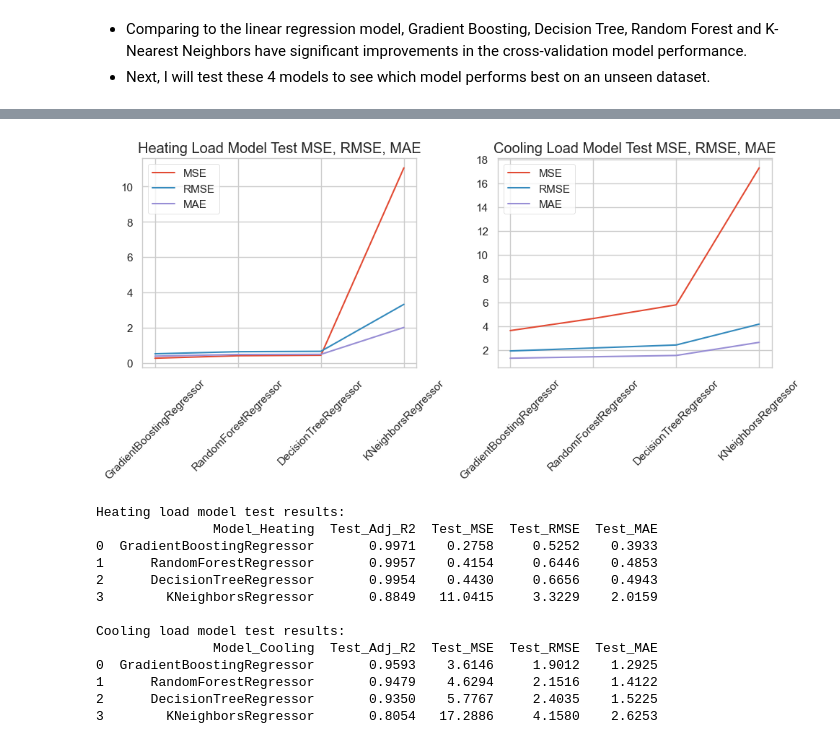
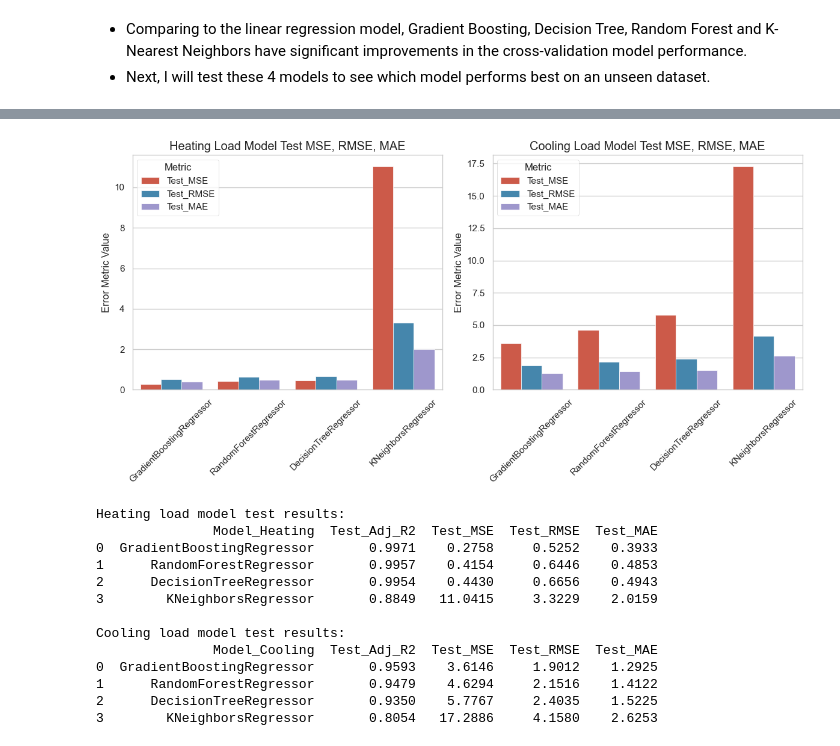
Before and after one commit to he-jiaxin/energyEfficiencyPrediction, a Jupyter notebook: EnergyEfficiencyPrediction/building_energy_efficiency_prediction_modified.ipynb, the cells around one changed output, grey strips where cells are left out. Saved outputs shown, nothing was run; the diff lists cells and outputs as text; code cells hidden in the pictures.

```diff
--- a/EnergyEfficiencyPrediction/building_energy_efficiency_prediction_modified.ipynb
+++ b/EnergyEfficiencyPrediction/building_energy_efficiency_prediction_modified.ipynb
@@ -585,27 +659,53 @@ plt.show()
 # %%
-# plot the results of test data
-fig, ax = plt.subplots(1, 2, figsize=(10, 5))
+# # plot the results of test data
+# fig, ax = plt.subplots(1, 2, figsize=(10, 5))
 
-sns.lineplot(data=df_heating_test, x='Model_Heating', y='Test_MSE', label='MSE', ax=ax[0])
-sns.lineplot(data=df_heating_test, x='Model_Heating', y='Test_RMSE', label='RMSE', ax=ax[0])
-sns.lineplot(data=df_heating_test, x='Model_Heating', y='Test_MAE', label='MAE', ax=ax[0])
+# sns.lineplot(data=df_heating_test, x='Model_Heating', y='Test_MSE', label='MSE', ax=ax[0])
+# sns.lineplot(data=df_heating_test, x='Model_Heating', y='Test_RMSE', label='RMSE', ax=ax[0])
+# sns.lineplot(data=df_heating_test, x='Model_Heating', y='Test_MAE', label='MAE', ax=ax[0])
+# ax[0].set_xlabel('')
+# ax[0].set_ylabel('')
+# ax[0].set_xticklabels(labels=df_heating_test['Model_Heating'], rotation=45)
+# ax[0].set_title('Heating Load Model Test MSE, RMSE, MAE')
+
+# sns.lineplot(data=df_cooling_test, x='Model_Cooling', y='Test_MSE', label='MSE', ax=ax[1])
+# sns.lineplot(data=df_cooling_test, x='Model_Cooling', y='Test_RMSE', label='RMSE', ax=ax[1])
+# sns.lineplot(data=df_cooling_test, x='Model_Cooling', y='Test_MAE', label='MAE', ax=ax[1])
+# ax[1].set_xlabel('')
+# ax[1].set_ylabel('')
+# ax[1].set_xticklabels(labels=df_cooling_test['Model_Cooling'], rotation=45)
+# ax[1].set_title('Cooling Load Model Test MSE, RMSE, MAE')
+
+# plt.tight_layout()
+# plt.show()
+
+# Melt the test data into long format for easier plotting with barplot
+df_heating_test_melted = df_heating_test.melt(id_vars='Model_Heating', value_vars=['Test_MSE', 'Test_RMSE', 'Test_MAE'],
+                                              var_name='Metric', value_name='Value')
+df_cooling_test_melted = df_cooling_test.melt(id_vars='Model_Cooling', value_vars=['Test_MSE', 'Test_RMSE', 'Test_MAE'],
+                                              var_name='Metric', value_name='Value')
+
+# Plot the results using bar charts
+fig, ax = plt.subplots(1, 2, figsize=(12, 6))
+
+# Heating Load Model Test MSE, RMSE, MAE
+sns.barplot(data=df_heating_test_melted, x='Model_Heating', y='Value', hue='Metric', ax=ax[0])
+ax[0].set_xticklabels(labels=df_heating_test['Model_Heating'], rotation=45)
 ax[0].set_xlabel('')
-ax[0].set_ylabel('')
-ax[0].set_xticklabels(labels=df_heating_test['Model_Heating'], rotation=45)
+ax[0].set_ylabel('Error Metric Value')
 ax[0].set_title('Heating Load Model Test MSE, RMSE, MAE')
 
-sns.lineplot(data=df_cooling_test, x='Model_Cooling', y='Test_MSE', label='MSE', ax=ax[1])
-sns.lineplot(data=df_cooling_test, x='Model_Cooling', y='Test_RMSE', label='RMSE', ax=ax[1])
-sns.lineplot(data=df_cooling_test, x='Model_Cooling', y='Test_MAE', label='MAE', ax=ax[1])
+# Cooling Load Model Test MSE, RMSE, MAE
+sns.barplot(data=df_cooling_test_melted, x='Model_Cooling', y='Value', hue='Metric', ax=ax[1])
+ax[1].set_xticklabels(labels=df_cooling_test['Model_Cooling'], rotation=45)
 ax[1].set_xlabel('')
-ax[1].set_ylabel('')
-ax[1].set_xticklabels(labels=df_cooling_test['Model_Cooling'], rotation=45)
+ax[1].set_ylabel('Error Metric Value')
 ax[1].set_title('Cooling Load Model Test MSE, RMSE, MAE')
 
 plt.tight_layout()
 plt.show()
 # %% [output]
-[figure, old version]
+[figure, new version]
 # %%
 # check the results of test data
 print(f'Heating load model test results: \n{df_heating_test.round(4)}')
```
Also changed, not shown: parts of 9 cells of this notebook, 5 other files.
